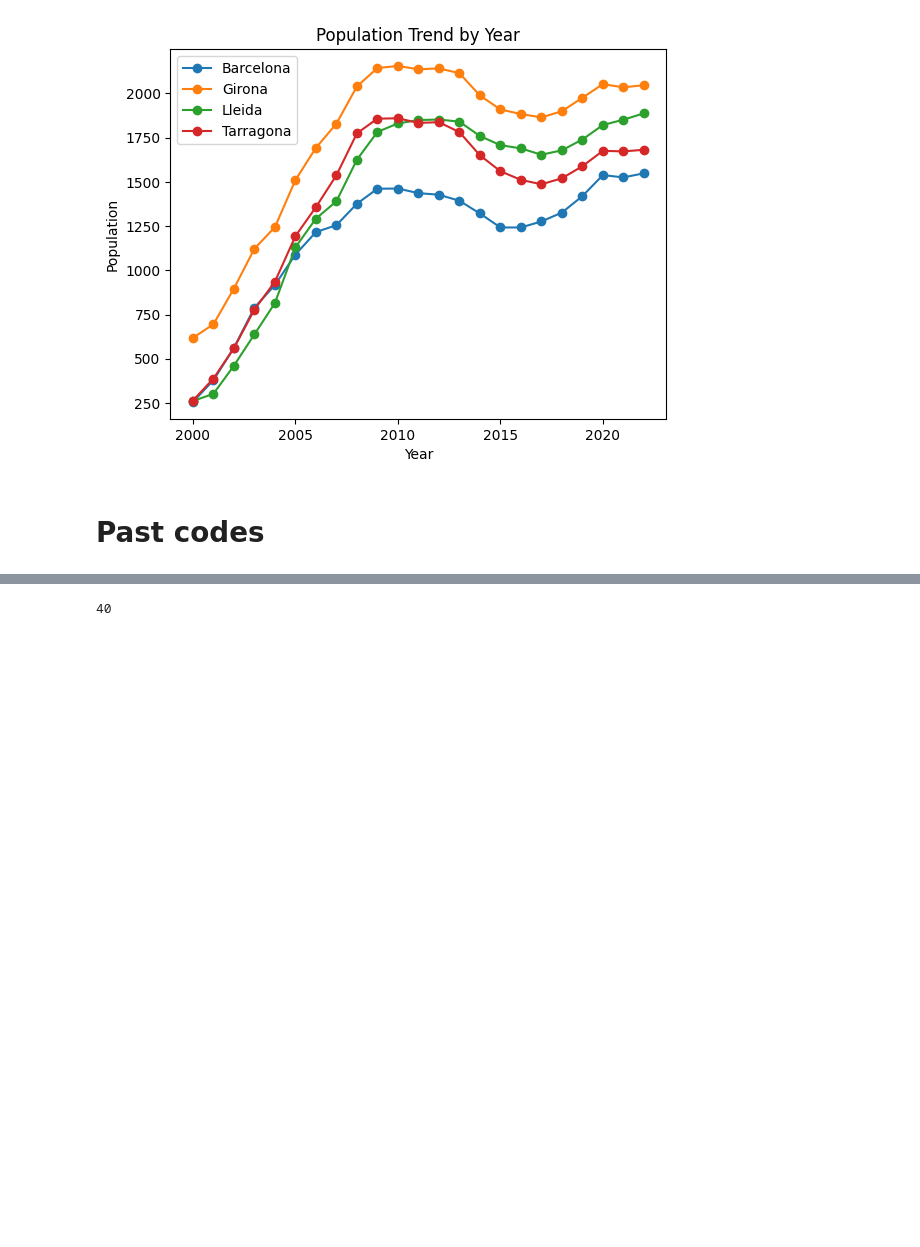
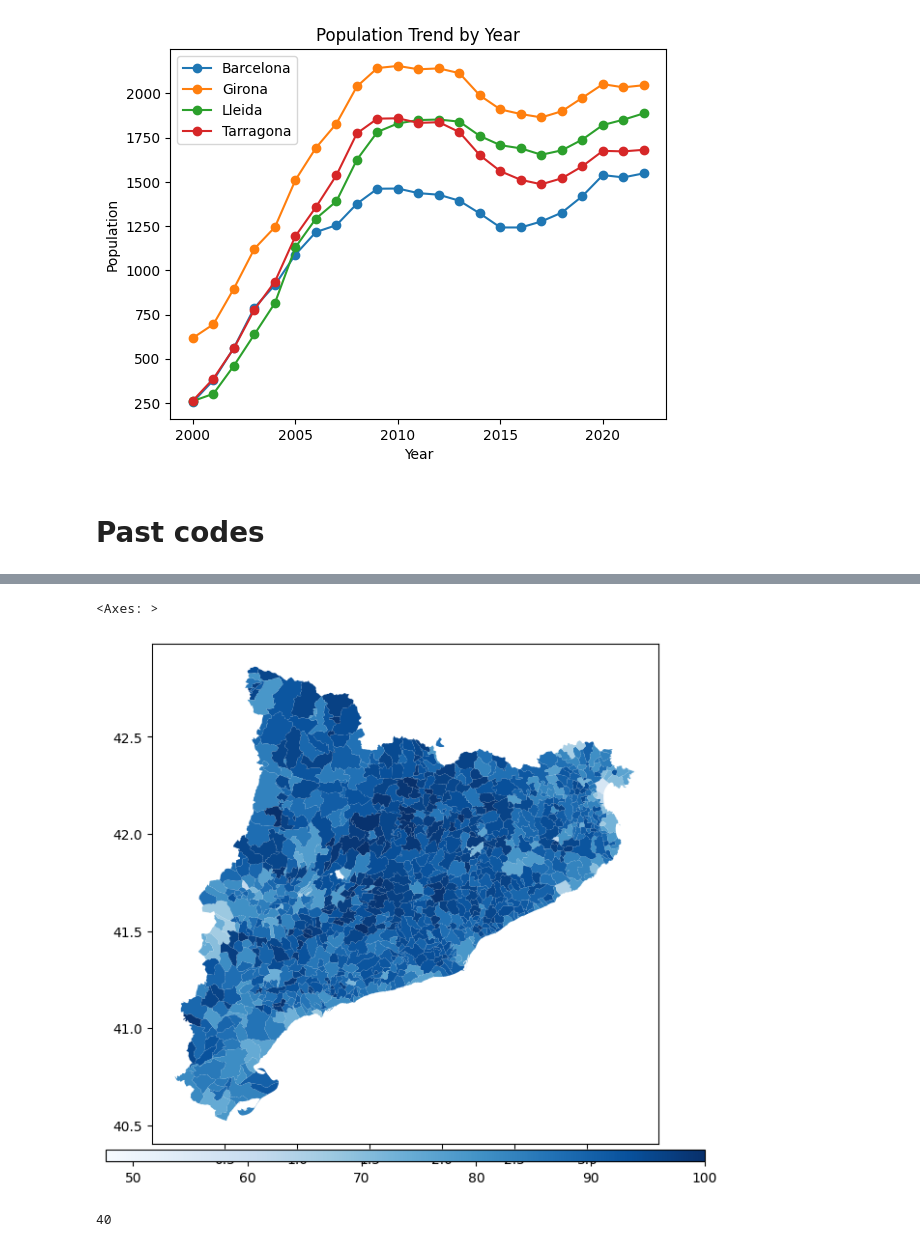
Before and after one commit to JuanCastillo29/A.V._Data, a Jupyter notebook: study_level.ipynb, the cells around one changed output, grey strips where cells are left out. Cells and saved outputs as stored; diff of their text form; code cells hidden in the pictures; blank space fills up the shorter version.

```diff
--- a/study_level.ipynb
+++ b/study_level.ipynb
@@ -285,5 +314,7 @@ plt.show()
 # plt.title('Second stage of secondary education, with general orientation')
 # plt.show()
 # %%
-municipios = gpd.read_file("./gadm41_ESP_4.json")
-comarca = gpd.read_file("./gadm41_ESP_3.json")
+# municipios = gpd.read_file("./gadm41_ESP_4.json")
+municipios = gpd.read_file("./divisions-administratives-v2r1-municipis-1000000-20240705.json")
+
+# comarca = gpd.read_file("./gadm41_ESP_3.json")
@@ -289,0 +330,6 @@ comarca = gpd.read_file("./gadm41_ESP_3.json")
+# %%
+municipios = municipios[municipios["NAME_1"] == "Cataluña"]
+for name in municipios["NAME_4"]:
+    print(name)
+# print(len(municipios))
+# municipios.plot(figsize=(5,5), color="lightblue", edgecolor="black", linewidth=0.5)
@@ -290,3 +358,22 @@ comarca = gpd.read_file("./gadm41_ESP_3.json")
+# %%
+
+foreigners_municipio = pd.read_csv("./censph-mun-foreigners.csv", skiprows=9, encoding='utf-8')
+foreigners_municipio.rename(columns={"Unnamed: 0": "municipio", "Unnamed: 1": "Country of origin (large groups)"}, inplace=True)
+# foreigners_municipio = foreigners_municipio.drop(index=0)
+# foreigners_municipio["Municipality of residence"] = foreigners_municipio["Municipality of residence"].str.extract(r'(\D+)', expand=False).str.strip()
+# Convert numeric columns to appropriate foreigners_municipio types
+# foreigners_municipio['municipio'] = foreigners_municipio['municipio'].str.replace(" ","")
+numeric_columns_municipi = foreigners_municipio.columns[1:]  # Assuming the first two columns are non-numeric
+foreigners_municipio[numeric_columns_municipi] = foreigners_municipio[numeric_columns_municipi].apply(pd.to_numeric, errors='coerce')
+municipios_map = municipios.merge(foreigners_municipio, left_on='NOMMUNI', right_on='municipio', how='left')
+municipios_map.plot(column='Value',
+                        cmap='Blues',
+                        legend=True,
+                        legend_kwds={"orientation": "horizontal", "aspect": 50, "pad":0.01},
+                        missing_kwds={'color': 'lightgrey', 'label': 'Missing values'}, figsize=(8,8))
+# %% [output]
+<Axes: >
+[figure, added]
 # %%
 comarca = comarca[comarca["NAME_1"] == "Cataluña"]
 print(len(comarca))
```
Also changed, not shown: parts of 11 cells of this notebook.
